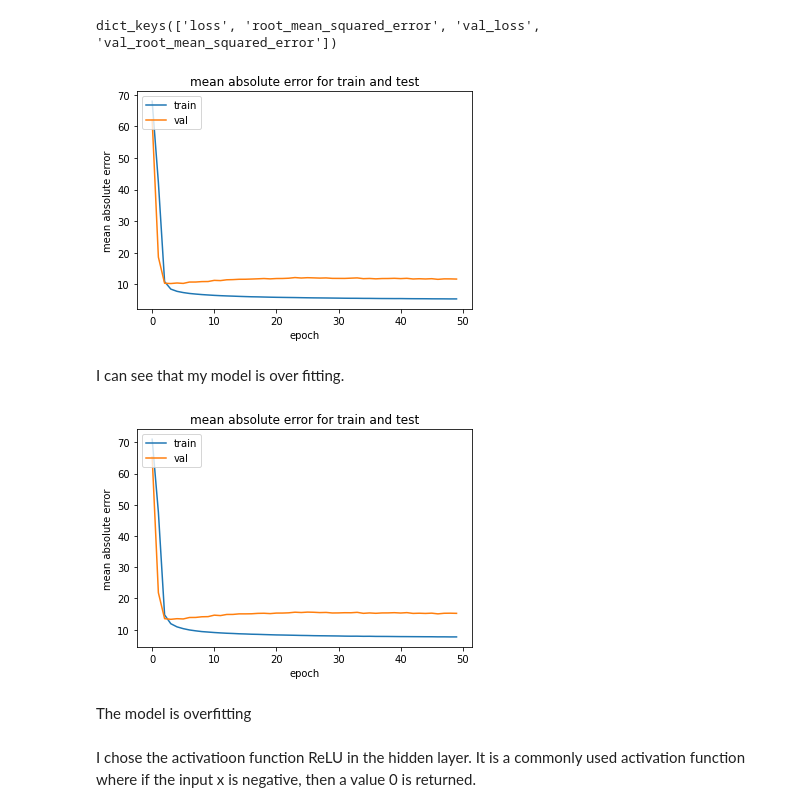
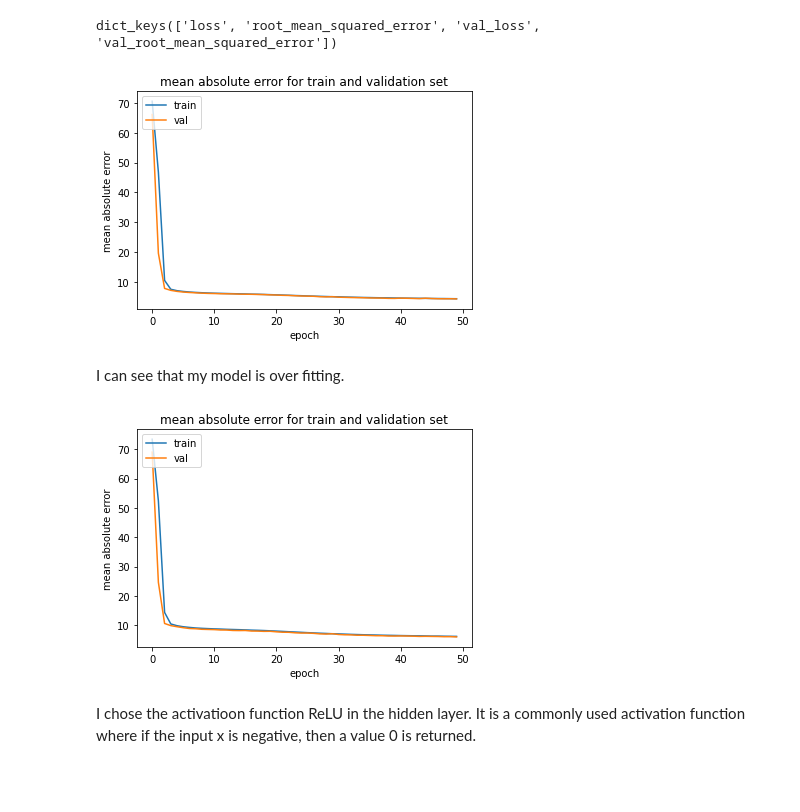
Before and after one commit to taehyun53/NYC-Yearly-High-School-Economic-Need, a Jupyter notebook: NewYorkCity_Education/notebook/Preprocessing and Modeling.ipynb, the cells around one changed output. Cells and saved outputs as stored; diff of their text form; code cells hidden in the pictures; blank space fills up the shorter version.

```diff
--- a/NewYorkCity_Education/notebook/Preprocessing and Modeling.ipynb
+++ b/NewYorkCity_Education/notebook/Preprocessing and Modeling.ipynb
@@ -461,6 +703,10 @@ x_test_encoded.head()
 # %%
-encoded_x_val = encoder.fit_transform(x_val[['Year','Borough','District Number']])
-x_val_encoded = pd.concat([x_val, encoded_x_test],axis=1)
-x_val_encoded.drop(['Year','Borough','District Number'], axis=1,inplace=True)
-x_val_encoded.head()
+encoder = OneHotEncoder()
+encoder.fit(x_test[['Year','Borough','District Number']])
+print(encoder.categories_)
+encoded_x_test = encoder.transform(x_test[['Year','Borough','District Number']]).toarray()
+print(encoder.get_feature_names_out(['Year','Borough','District Number']))
+encoded_x_test = pd.DataFrame(encoded_x_test, columns = encoder.get_feature_names_out(['Year','Borough','District Number']))
+encoded_x_test.head()
+print(encoded_x_test.shape)
 # %% [output]
@@ -485,0 +732,7 @@ x_val_scaled = pd.DataFrame(x_val_scaled, columns = x_train_encoded.columns)
+# %%
+from sklearn.preprocessing import StandardScaler
+column_insert = x_train.loc[:,:'High School'].columns
+sc = StandardScaler()
+x_train_scaled = pd.DataFrame(sc.fit_transform(x_train.loc[:,:'High School']),columns = column_insert)
+x_test_scaled = pd.DataFrame(sc.fit_transform(x_test.loc[:,:'High School']),columns = column_insert)
+x_val_scaled = pd.DataFrame(sc.fit_transform(x_val.loc[:,:'High School']),columns=column_insert)
@@ -485,0 +769,4 @@ x_val_scaled = pd.DataFrame(x_val_scaled, columns = x_train_encoded.columns)
+# %%
+final_df_x_train = pd.concat([encoded_x_train,x_train_scaled],axis=1)
+final_df_x_val= pd.concat([encoded_x_val,x_val_scaled],axis=1)
+final_df_x_test = pd.concat([encoded_x_test,x_test_scaled],axis=1)
@@ -486,18 +775,10 @@ x_val_scaled = pd.DataFrame(x_val_scaled, columns = x_train_encoded.columns)
 # %%
-import keras
-import keras.utils
-from keras import utils as np_utils
-import tensorflow as tf
-from scikeras.wrappers import KerasRegressor
-from sklearn.model_selection import cross_val_score
-from sklearn.model_selection import KFold
-
 model = keras.models.Sequential([
-    keras.layers.Dense(30, activation = 'relu', input_shape = x_train_scaled.shape[1:]),
+    keras.layers.Dense(30, activation = 'relu', input_shape = final_df_x_train.shape[1:]),
     keras.layers.Dense(1)
 ])
 
 model.compile(loss = 'mean_absolute_error', optimizer = 'sgd', metrics=[tf.keras.metrics.RootMeanSquaredError()])
-history = model.fit(x_train_scaled,y_train, batch_size = 64, epochs= 50, validation_data=(x_val_scaled, y_val))
+history = model.fit(final_df_x_train,y_train, batch_size = 64, epochs= 50, validation_data=(final_df_x_val, y_val))
 # %% [output]
 Epoch 1/50
@@ -524,27 +805,25 @@ dict_keys(['loss', 'root_mean_squared_error', 'val_loss', 'val_root_mean_squared
 # %%
 plt.plot(history.history['loss'])
 plt.plot(history.history['val_loss'])
-plt.title('mean absolute error for train and test')
+plt.title('mean absolute error for train and validation set')
 plt.ylabel('mean absolute error')
 plt.xlabel('epoch')
 plt.legend(['train','val'], loc = 'upper left')
 plt.show()
 # %% [output]
-[figure, old version]
+[figure, new version]
 # %% [markdown]
 I can see that my model is over fitting.
 # %%
 plt.plot(history.history['root_mean_squared_error'])
 plt.plot(history.history['val_root_mean_squared_error'])
-plt.title('mean absolute error for train and test')
+plt.title('mean absolute error for train and validation set')
 plt.ylabel('mean absolute error')
 plt.xlabel('epoch')
 plt.legend(['train','val'], loc = 'upper left')
 plt.show()
 # %% [output]
-[figure, old version]
+[figure, new version]
-# %% [markdown]
-The model is overfitting
 # %% [markdown]
 I chose the activatioon function ReLU in the hidden layer. It is a commonly used activation function where if the input x is negative, then a value 0 is returned.
 # %% [markdown]
```
Also changed, not shown: parts of 66 cells of this notebook, 6 other files.
